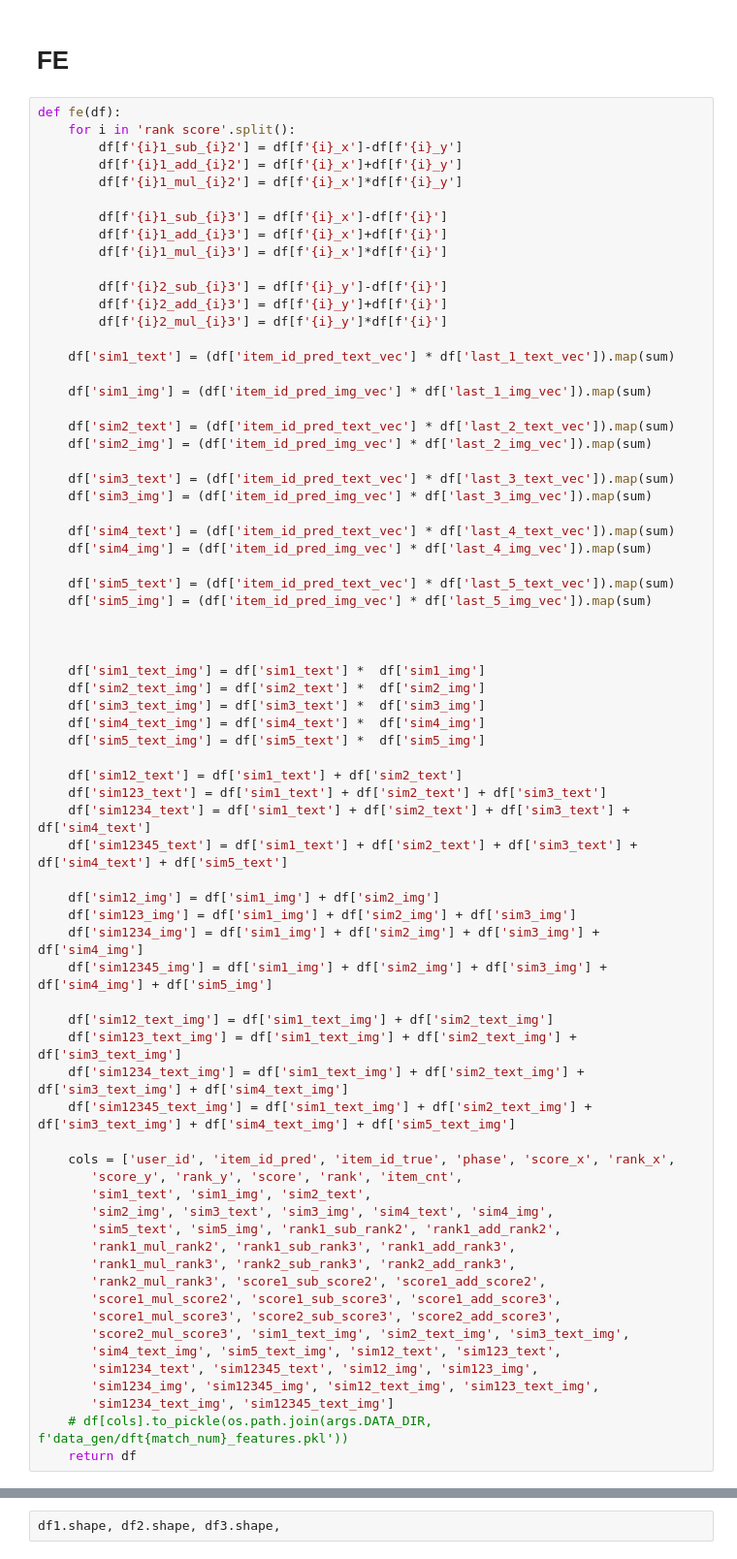
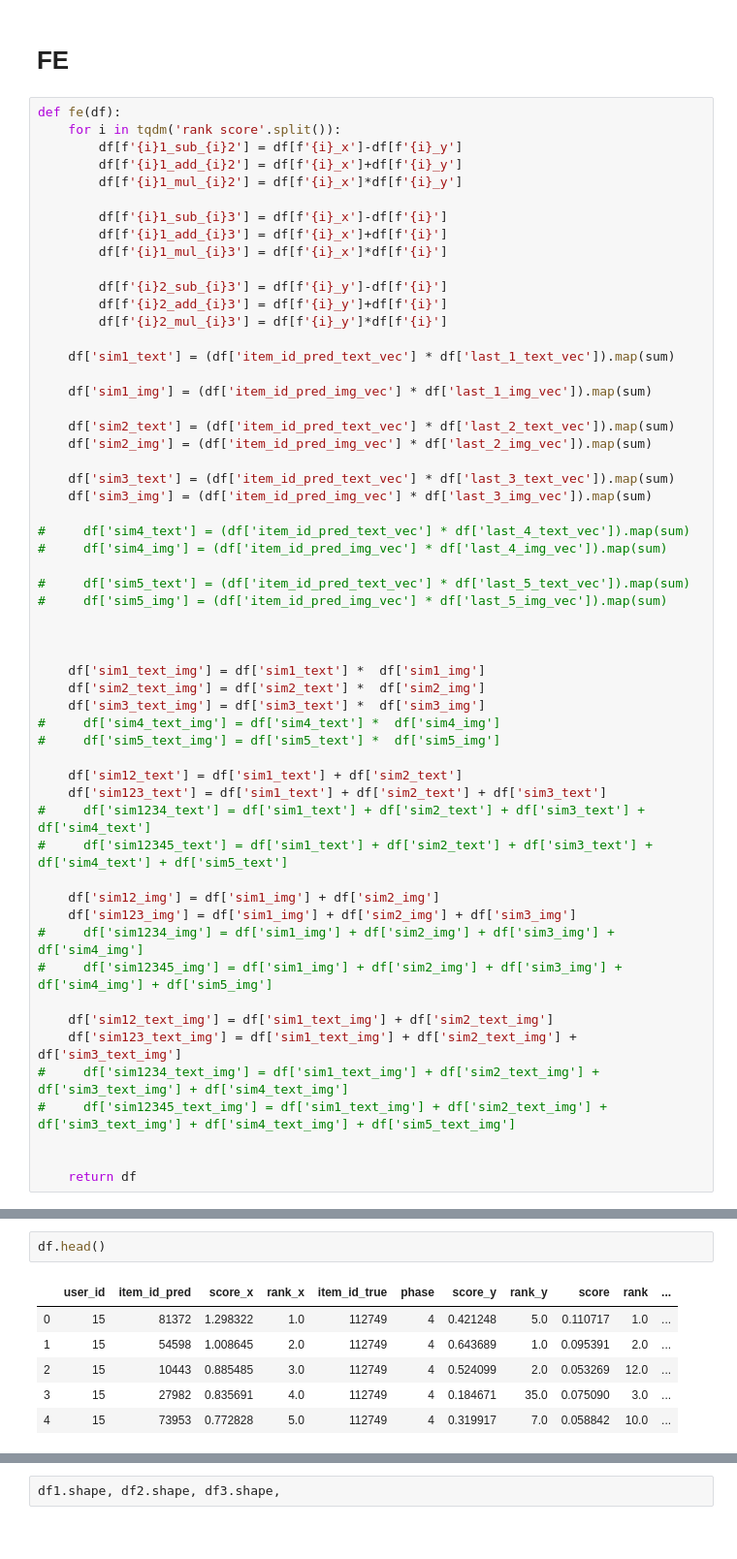
Before and after one commit to mayi140611/myappsexlib, a Jupyter notebook: a_0330_0527_Modern_E_Commerce_Platform_Debiasing/rank.ipynb, the cells around one changed output, grey strips where cells are left out. Shown at 97% size. Cells and saved outputs as stored; diff of their text form.

```diff
--- a/a_0330_0527_Modern_E_Commerce_Platform_Debiasing/rank.ipynb
+++ b/a_0330_0527_Modern_E_Commerce_Platform_Debiasing/rank.ipynb
@@ -263,7 +253,7 @@ def data_preporcess(recall_list, match_num, phase):
 # FE
 # %%
 def fe(df):
-    for i in 'rank score'.split():
+    for i in tqdm('rank score'.split()):
         df[f'{i}1_sub_{i}2'] = df[f'{i}_x']-df[f'{i}_y']
         df[f'{i}1_add_{i}2'] = df[f'{i}_x']+df[f'{i}_y']
         df[f'{i}1_mul_{i}2'] = df[f'{i}_x']*df[f'{i}_y']
@@ -286,49 +276,34 @@ def fe(df):
     df['sim3_text'] = (df['item_id_pred_text_vec'] * df['last_3_text_vec']).map(sum)
     df['sim3_img'] = (df['item_id_pred_img_vec'] * df['last_3_img_vec']).map(sum)
 
-    df['sim4_text'] = (df['item_id_pred_text_vec'] * df['last_4_text_vec']).map(sum)
-    df['sim4_img'] = (df['item_id_pred_img_vec'] * df['last_4_img_vec']).map(sum)
+#     df['sim4_text'] = (df['item_id_pred_text_vec'] * df['last_4_text_vec']).map(sum)
+#     df['sim4_img'] = (df['item_id_pred_img_vec'] * df['last_4_img_vec']).map(sum)
 
-    df['sim5_text'] = (df['item_id_pred_text_vec'] * df['last_5_text_vec']).map(sum)
-    df['sim5_img'] = (df['item_id_pred_img_vec'] * df['last_5_img_vec']).map(sum)
+#     df['sim5_text'] = (df['item_id_pred_text_vec'] * df['last_5_text_vec']).map(sum)
+#     df['sim5_img'] = (df['item_id_pred_img_vec'] * df['last_5_img_vec']).map(sum)
 
 
 
     df['sim1_text_img'] = df['sim1_text'] *  df['sim1_img']
     df['sim2_text_img'] = df['sim2_text'] *  df['sim2_img']
     df['sim3_text_img'] = df['sim3_text'] *  df['sim3_img']
-    df['sim4_text_img'] = df['sim4_text'] *  df['sim4_img']
-    df['sim5_text_img'] = df['sim5_text'] *  df['sim5_img']
+#     df['sim4_text_img'] = df['sim4_text'] *  df['sim4_img']
+#     df['sim5_text_img'] = df['sim5_text'] *  df['sim5_img']
 
     df['sim12_text'] = df['sim1_text'] + df['sim2_text']
     df['sim123_text'] = df['sim1_text'] + df['sim2_text'] + df['sim3_text']
-    df['sim1234_text'] = df['sim1_text'] + df['sim2_text'] + df['sim3_text'] + df['sim4_text']
-    df['sim12345_text'] = df['sim1_text'] + df['sim2_text'] + df['sim3_text'] + df['sim4_text'] + df['sim5_text']
+#     df['sim1234_text'] = df['sim1_text'] + df['sim2_text'] + df['sim3_text'] + df['sim4_text']
+#     df['sim12345_text'] = df['sim1_text'] + df['sim2_text'] + df['sim3_text'] + df['sim4_text'] + df['sim5_text']
 
     df['sim12_img'] = df['sim1_img'] + df['sim2_img']
     df['sim123_img'] = df['sim1_img'] + df['sim2_img'] + df['sim3_img']
-    df['sim1234_img'] = df['sim1_img'] + df['sim2_img'] + df['sim3_img'] + df['sim4_img']
-    df['sim12345_img'] = df['sim1_img'] + df['sim2_img'] + df['sim3_img'] + df['sim4_img'] + df['sim5_img']
+#     df['sim1234_img'] = df['sim1_img'] + df['sim2_img'] + df['sim3_img'] + df['sim4_img']
+#     df['sim12345_img'] = df['sim1_img'] + df['sim2_img'] + df['sim3_img'] + df['sim4_img'] + df['sim5_img']
 
     df['sim12_text_img'] = df['sim1_text_img'] + df['sim2_text_img']
     df['sim123_text_img'] = df['sim1_text_img'] + df['sim2_text_img'] + df['sim3_text_img']
-    df['sim1234_text_img'] = df['sim1_text_img'] + df['sim2_text_img'] + df['sim3_text_img'] + df['sim4_text_img']
-    df['sim12345_text_img'] = df['sim1_text_img'] + df['sim2_text_img'] + df['sim3_text_img'] + df['sim4_text_img'] + df['sim5_text_img']
+#     df['sim1234_text_img'] = df['sim1_text_img'] + df['sim2_text_img'] + df['sim3_text_img'] + df['sim4_text_img']
+#     df['sim12345_text_img'] = df['sim1_text_img'] + df['sim2_text_img'] + df['sim3_text_img'] + df['sim4_text_img'] + df['sim5_text_img']
 
-    cols = ['user_id', 'item_id_pred', 'item_id_true', 'phase', 'score_x', 'rank_x',
-       'score_y', 'rank_y', 'score', 'rank', 'item_cnt',
-       'sim1_text', 'sim1_img', 'sim2_text',
-       'sim2_img', 'sim3_text', 'sim3_img', 'sim4_text', 'sim4_img',
-       'sim5_text', 'sim5_img', 'rank1_sub_rank2', 'rank1_add_rank2',
-       'rank1_mul_rank2', 'rank1_sub_rank3', 'rank1_add_rank3',
-       'rank1_mul_rank3', 'rank2_sub_rank3', 'rank2_add_rank3',
-       'rank2_mul_rank3', 'score1_sub_score2', 'score1_add_score2',
-       'score1_mul_score2', 'score1_sub_score3', 'score1_add_score3',
-       'score1_mul_score3', 'score2_sub_score3', 'score2_add_score3',
-       'score2_mul_score3', 'sim1_text_img', 'sim2_text_img', 'sim3_text_img',
-       'sim4_text_img', 'sim5_text_img', 'sim12_text', 'sim123_text',
-       'sim1234_text', 'sim12345_text', 'sim12_img', 'sim123_img',
-       'sim1234_img', 'sim12345_img', 'sim12_text_img', 'sim123_text_img',
-       'sim1234_text_img', 'sim12345_text_img']
-    # df[cols].to_pickle(os.path.join(args.DATA_DIR, f'data_gen/dft{match_num}_features.pkl'))
+
     return df
@@ -334,0 +312,9 @@ def fe(df):
+# %%
+df.head()
+# %% [output]
+|  | user_id | item_id_pred | score_x | rank_x | item_id_true | phase | score_y | rank_y | score | rank | ... |
+| 0 | 15 | 81372 | 1.298322 | 1.0 | 112749 | 4 | 0.421248 | 5.0 | 0.110717 | 1.0 | ... |
+| 1 | 15 | 54598 | 1.008645 | 2.0 | 112749 | 4 | 0.643689 | 1.0 | 0.095391 | 2.0 | ... |
+| 2 | 15 | 10443 | 0.885485 | 3.0 | 112749 | 4 | 0.524099 | 2.0 | 0.053269 | 12.0 | ... |
+| 3 | 15 | 27982 | 0.835691 | 4.0 | 112749 | 4 | 0.184671 | 35.0 | 0.075090 | 3.0 | ... |
+| 4 | 15 | 73953 | 0.772828 | 5.0 | 112749 | 4 | 0.319917 | 7.0 | 0.058842 | 10.0 | ... |
```
Also changed, not shown: parts of 32 cells of this notebook, 2 other files.
